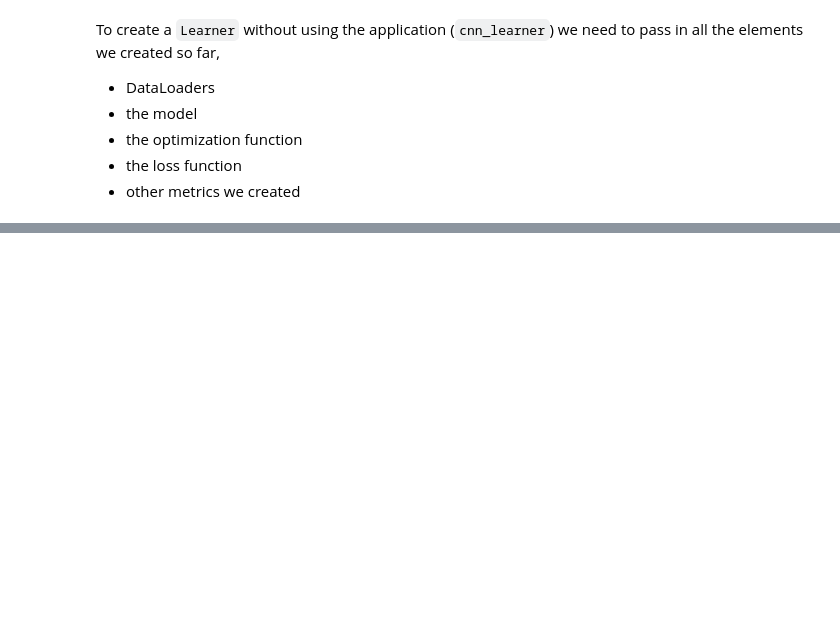
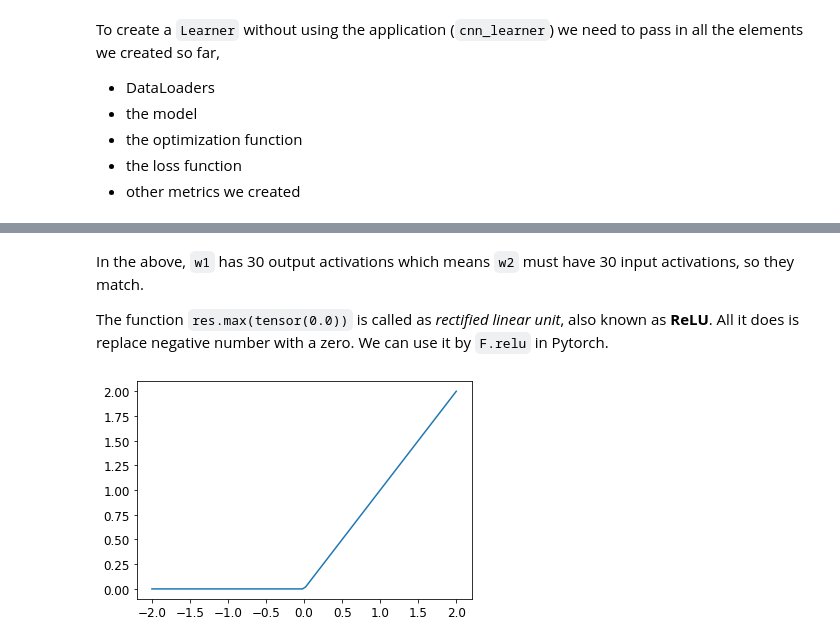
Before and after one commit to ashikshafi08/Learning-Fastai, a Jupyter notebook: Underhood_the_classifier.ipynb, the cells around one changed output, grey strips where cells are left out. Drawn from its saved outputs; the diff is of its cells as text; code cells hidden in the pictures; blank space fills up the shorter version.

```diff
--- a/Underhood_the_classifier.ipynb
+++ b/Underhood_the_classifier.ipynb
@@ -1463,0 +1493,9 @@ learn.fit(10 , lr = lr)  #(10 epochs , lr = 1.0)
+# %% [markdown]
+In the above, `w1` has 30 output activations which means `w2` must have 30 input activations, so they match.
+
+The function `res.max(tensor(0.0))` is called as *rectified linear unit*, also known as **ReLU**. All it does is replace negative number with a zero. We can use it by `F.relu` in Pytorch.
+# %%
+# Plotting a relu function
+plot_function(F.relu)
+# %% [output]
+[figure, added]
```
Also changed, not shown: parts of 46 cells of this notebook.
